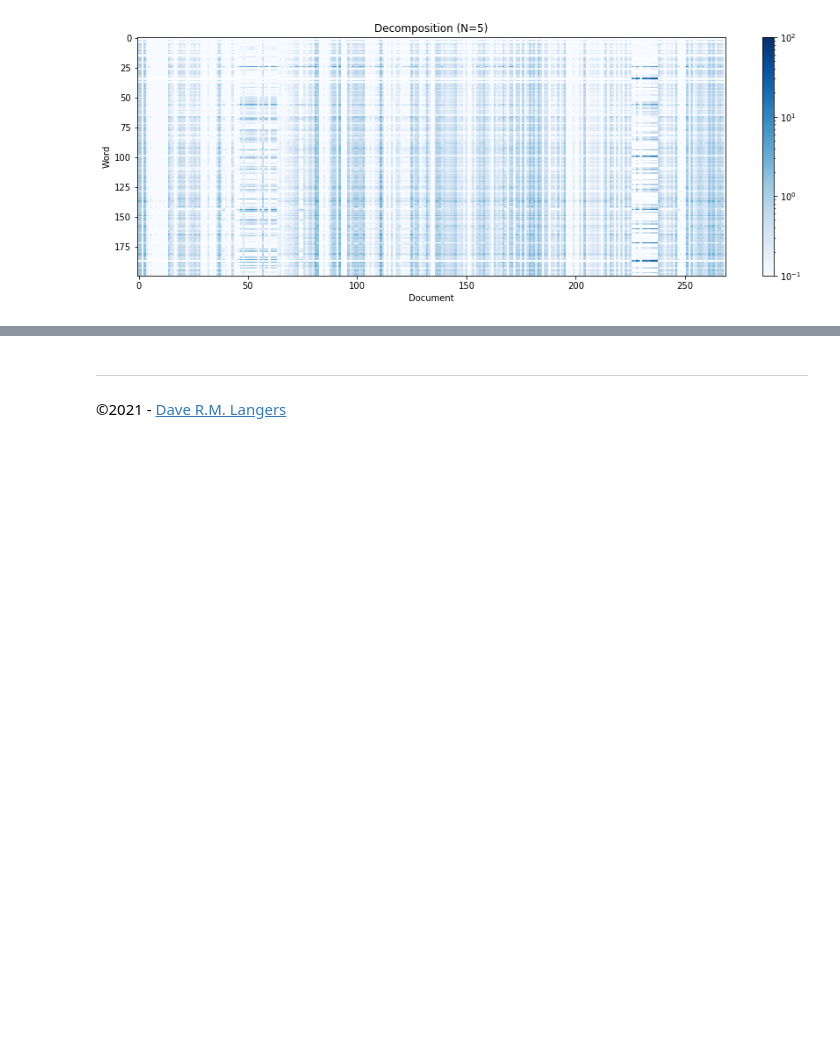
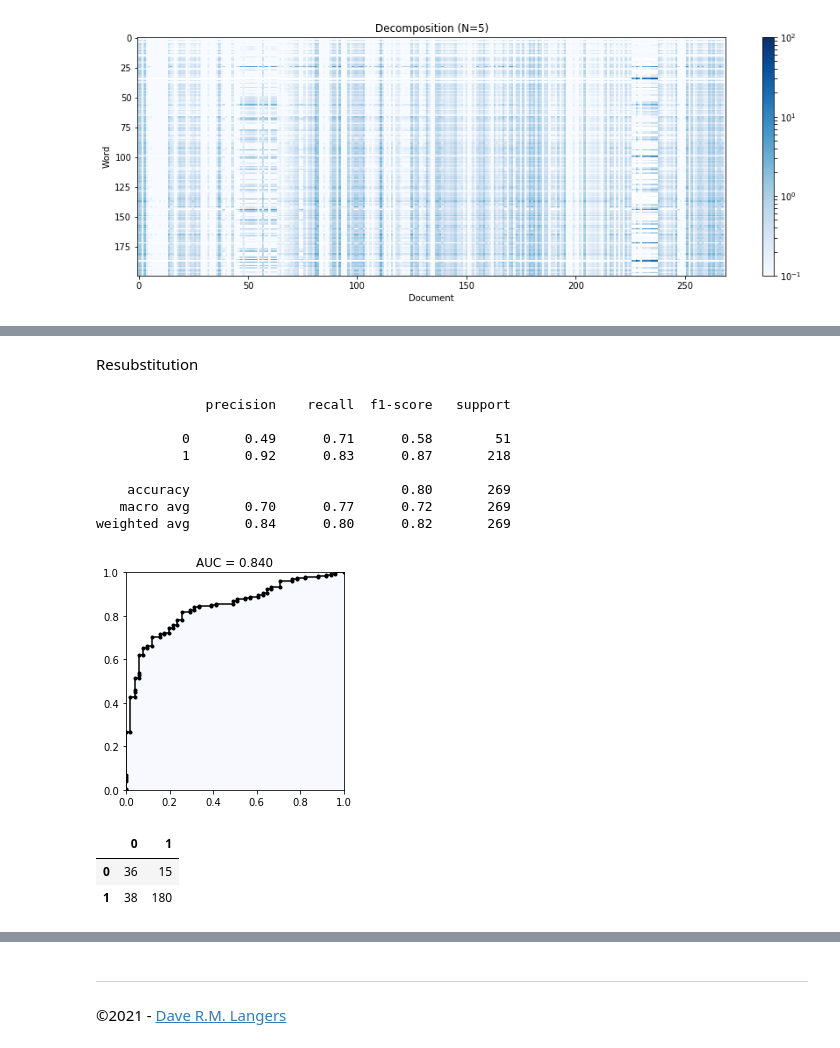
Before and after one commit to fenna/textmining, a Jupyter notebook: DocDirect components.ipynb, the cells around one changed output, grey strips where cells are left out. Saved outputs shown, nothing was run; the diff lists cells and outputs as text; code cells hidden in the pictures; blank space fills up the shorter version.

```diff
--- a/DocDirect components.ipynb
+++ b/DocDirect components.ipynb
@@ -312,0 +431,35 @@ wetsvoorstel, lnv, 1994, 1993, regering, private, vergaderjaar, cpb, amendement,
+# %%
+def classifier():
+    return BernoulliNB(binarize=1e-6)
+# %% [markdown]
+Resubstitution
+# %%
+model = classifier()
+model.fit(X, Y)
+P = model.predict_proba(X)[:, 1]
+
+print(classification_report(Y, P > 0.5))
+
+fpr, tpr, _ = roc_curve(Y, P)
+
+fpr, tpr, _ = roc_curve(Y, P)
+plt.fill_between(fpr, tpr, color='ghostwhite')
+plt.plot(fpr, tpr, '.-k')
+plt.axis('square'); plt.axis([0, 1, 0, 1])
+plt.title(f'AUC = {auc(fpr, tpr):1.3f}')
+plt.show()
+
+pd.DataFrame(confusion_matrix(Y, P > 0.5))
+# %% [output]
+              precision    recall  f1-score   support
+
+           0       0.49      0.71      0.58        51
+           1       0.92      0.83      0.87       218
+
+    accuracy                           0.80       269
+   macro avg       0.70      0.77      0.72       269
+weighted avg       0.84      0.80      0.82       269
+[figure, added]
+|  | 0 | 1 |
+| 0 | 36 | 15 |
+| 1 | 38 | 180 |
```
Also changed, not shown: parts of 26 cells of this notebook.
